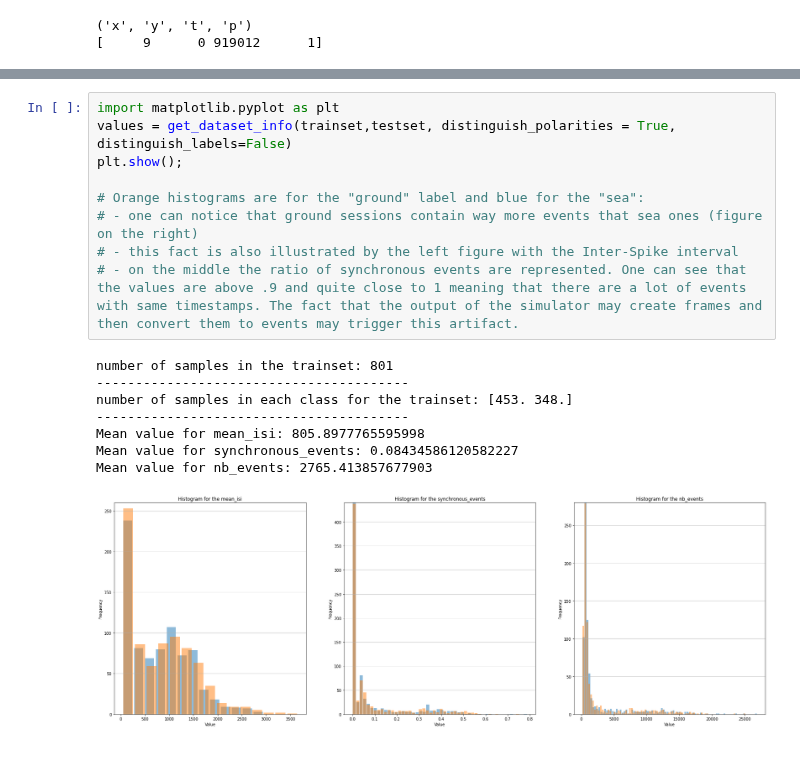
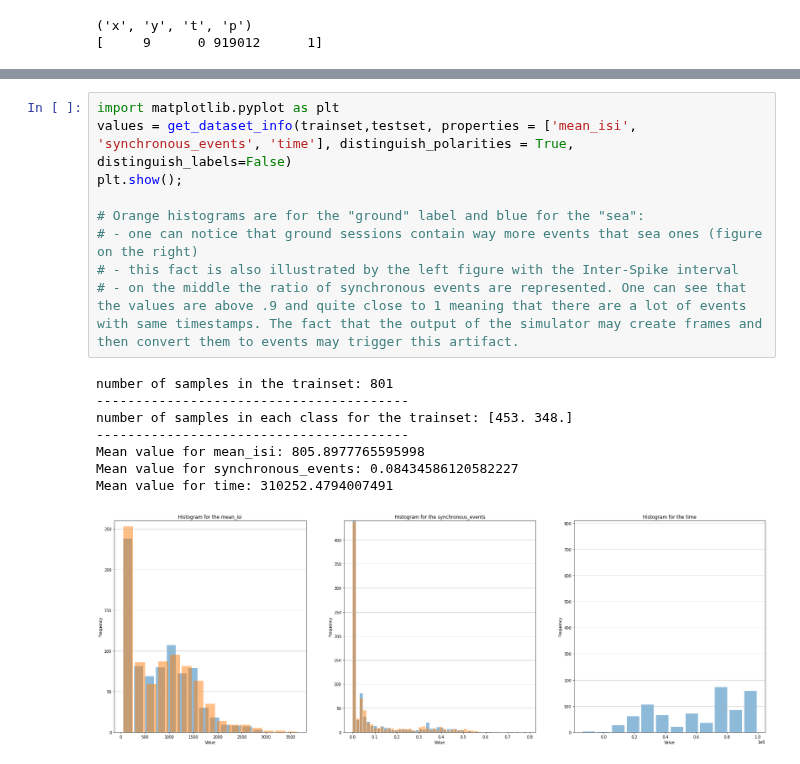
Before and after one commit to AntoineGrimaldi/aprovhots, a Jupyter notebook: tutorials/TUTORIAL_2ter_DVS128_AEDAT.ipynb, the cells around one changed output, grey strips where cells are left out. Saved outputs shown, nothing was run; the diff lists cells and outputs as text.

Commit message:
problem with event loader

```diff
--- a/tutorials/TUTORIAL_2ter_DVS128_AEDAT.ipynb
+++ b/tutorials/TUTORIAL_2ter_DVS128_AEDAT.ipynb
@@ -62,18 +74,18 @@ print(events[1000,:])
 # %%
 import matplotlib.pyplot as plt
-values = get_dataset_info(trainset,testset, distinguish_polarities = True, distinguish_labels=False)
+values = get_dataset_info(trainset,testset, properties = ['mean_isi', 'synchronous_events', 'time'], distinguish_polarities = True, distinguish_labels=False)
 plt.show();
 
 # Orange histograms are for the "ground" label and blue for the "sea":
 # - one can notice that ground sessions contain way more events that sea ones (figure on the right)
 # - this fact is also illustrated by the left figure with the Inter-Spike interval
 # - on the middle the ratio of synchronous events are represented. One can see that the values are above .9 and quite close to 1 meaning that there are a lot of events with same timestamps. The fact that the output of the simulator may create frames and then convert them to events may trigger this artifact.
 # %% [output]
 number of samples in the trainset: 801
 ----------------------------------------
 number of samples in each class for the trainset: [453. 348.]
 ----------------------------------------
 Mean value for mean_isi: 805.8977765595998
 Mean value for synchronous_events: 0.08434586120582227
-Mean value for nb_events: 2765.413857677903
+Mean value for time: 310252.4794007491
-[figure, old version]
+[figure, new version]
```
Also changed, not shown: parts of 2 cells of this notebook, 3 other files.
